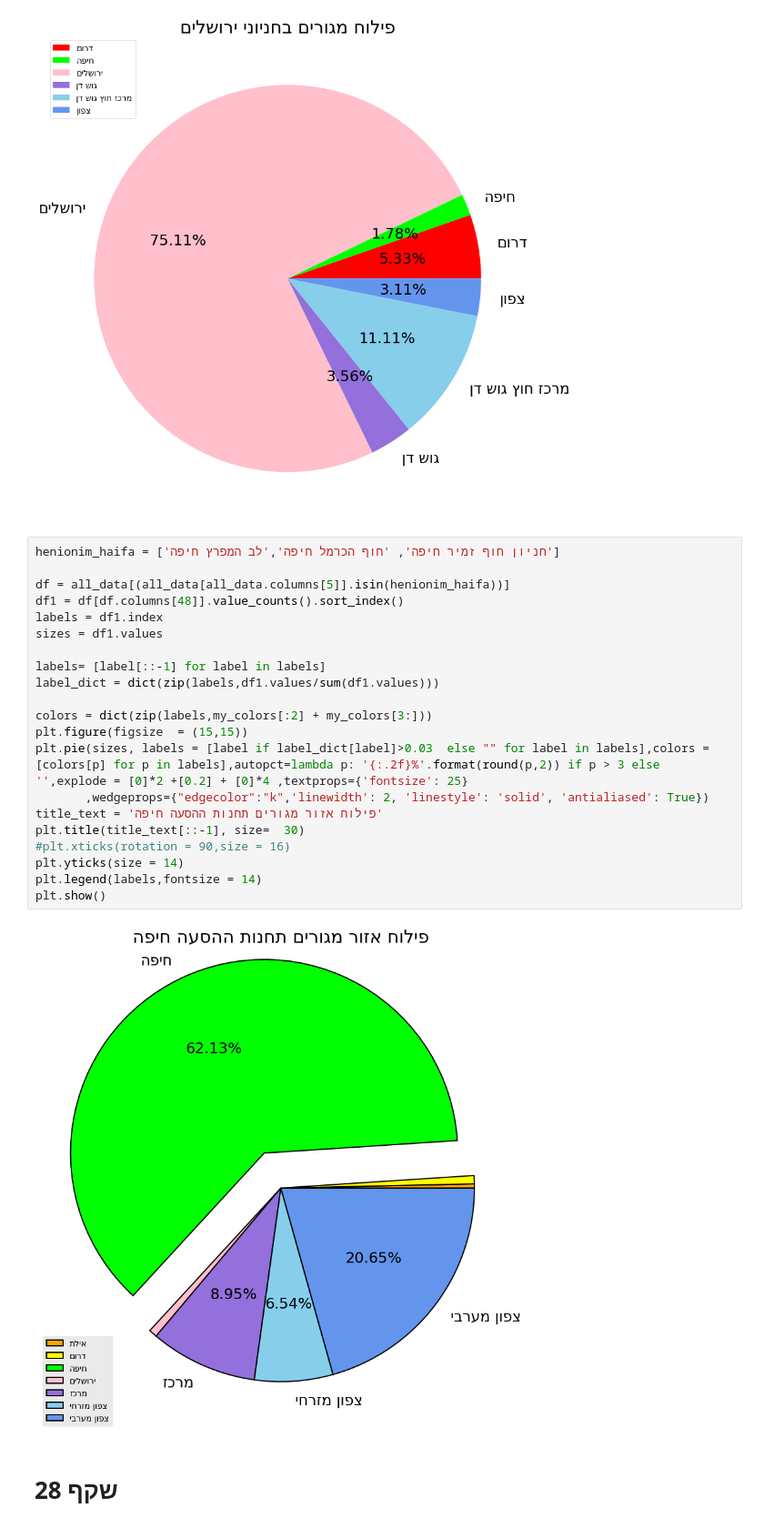
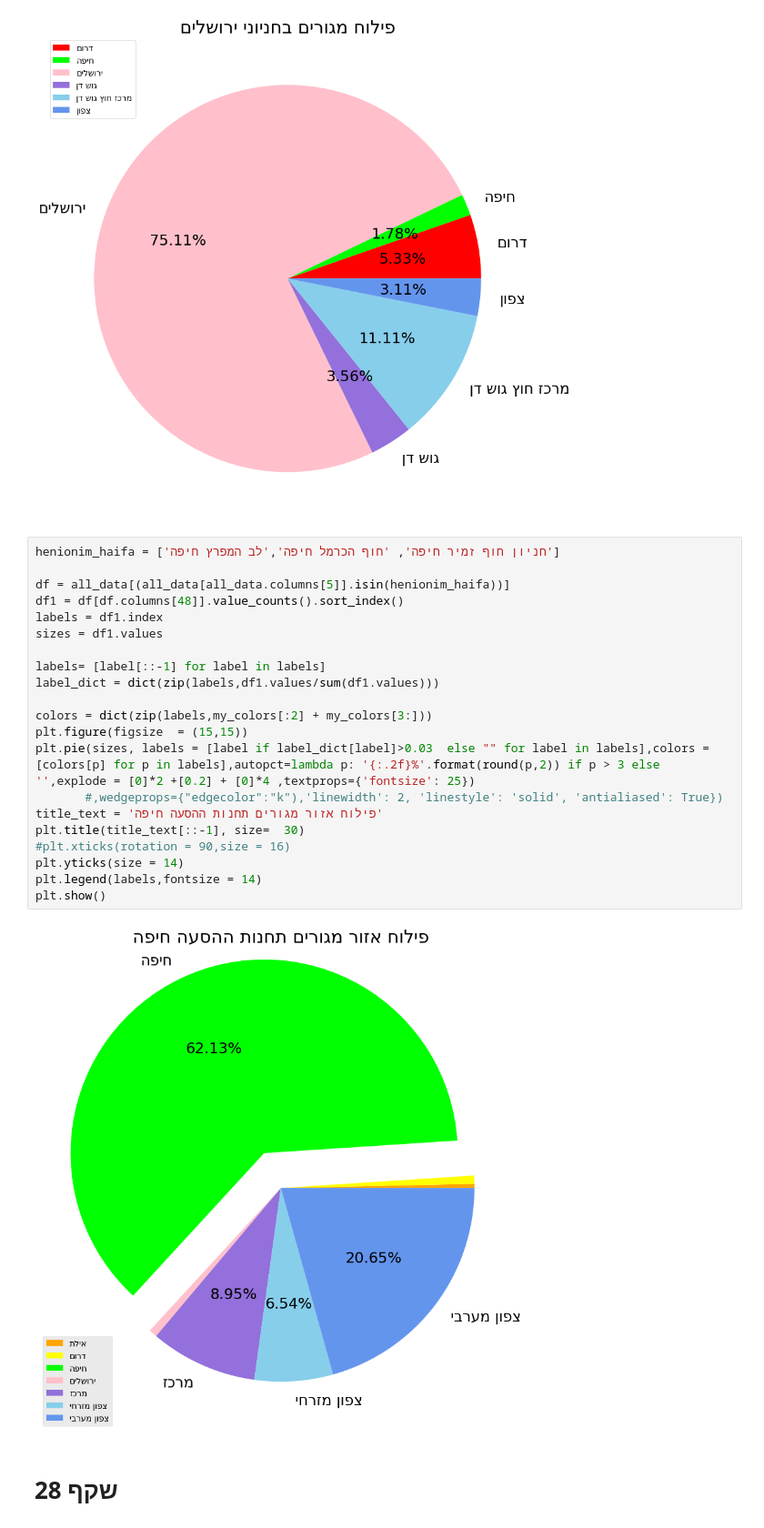
Before and after one commit to rabi320/Data-Analysis-IDF-Transportation, a Jupyter notebook: 261221.ipynb, the cells around one changed output. Shown at 91% size. Saved outputs shown, nothing was run; the diff lists cells and outputs as text.

```diff
--- a/261221.ipynb
+++ b/261221.ipynb
@@ -173,26 +173,26 @@ plt.show()
 # %%
 henionim_haifa = ['חניון חוף זמיר חיפה', 'חוף הכרמל חיפה','לב המפרץ חיפה']
 
 df = all_data[(all_data[all_data.columns[5]].isin(henionim_haifa))]
 df1 = df[df.columns[48]].value_counts().sort_index()
 labels = df1.index
 sizes = df1.values
 
 labels= [label[::-1] for label in labels]
 label_dict = dict(zip(labels,df1.values/sum(df1.values)))
 
 colors = dict(zip(labels,my_colors[:2] + my_colors[3:]))
 plt.figure(figsize  = (15,15))
-plt.pie(sizes, labels = [label if label_dict[label]>0.03  else "" for label in labels],colors = [colors[p] for p in labels],autopct=lambda p: '{:.2f}%'.format(round(p,2)) if p > 3 else '',explode = [0]*2 +[0.2] + [0]*4 ,textprops={'fontsize': 25}
-       ,wedgeprops={"edgecolor":"k",'linewidth': 2, 'linestyle': 'solid', 'antialiased': True})
+plt.pie(sizes, labels = [label if label_dict[label]>0.03  else "" for label in labels],colors = [colors[p] for p in labels],autopct=lambda p: '{:.2f}%'.format(round(p,2)) if p > 3 else '',explode = [0]*2 +[0.2] + [0]*4 ,textprops={'fontsize': 25})
+       #,wedgeprops={"edgecolor":"k"),'linewidth': 2, 'linestyle': 'solid', 'antialiased': True})
 title_text = 'פילוח אזור מגורים תחנות ההסעה חיפה'
 plt.title(title_text[::-1], size=  30)
 #plt.xticks(rotation = 90,size = 16)
 plt.yticks(size = 14)
 plt.legend(labels,fontsize = 14)
 plt.show()
 # %% [output]
-[figure, old version]
+[figure, new version]
 # %% [markdown]
 # שקף 28
 # %%
```
